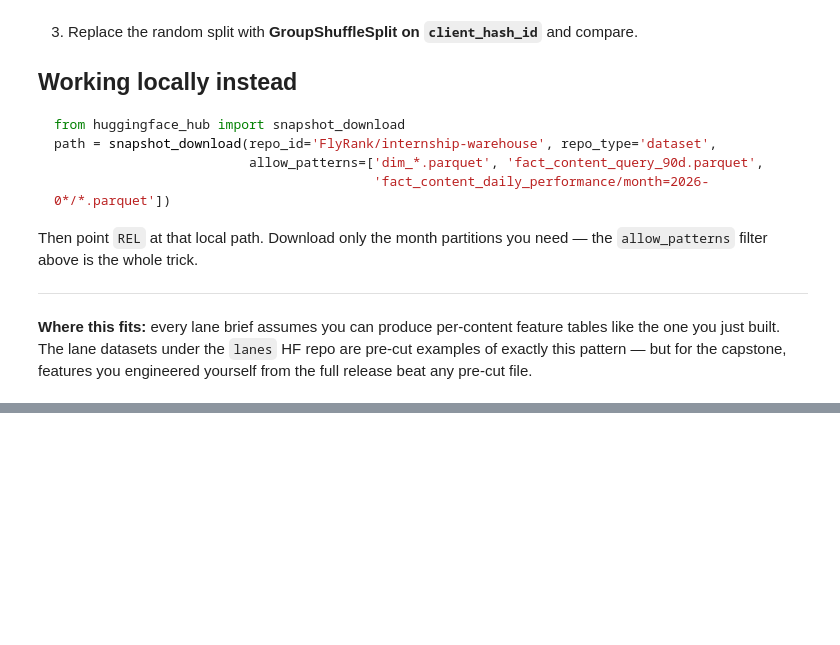
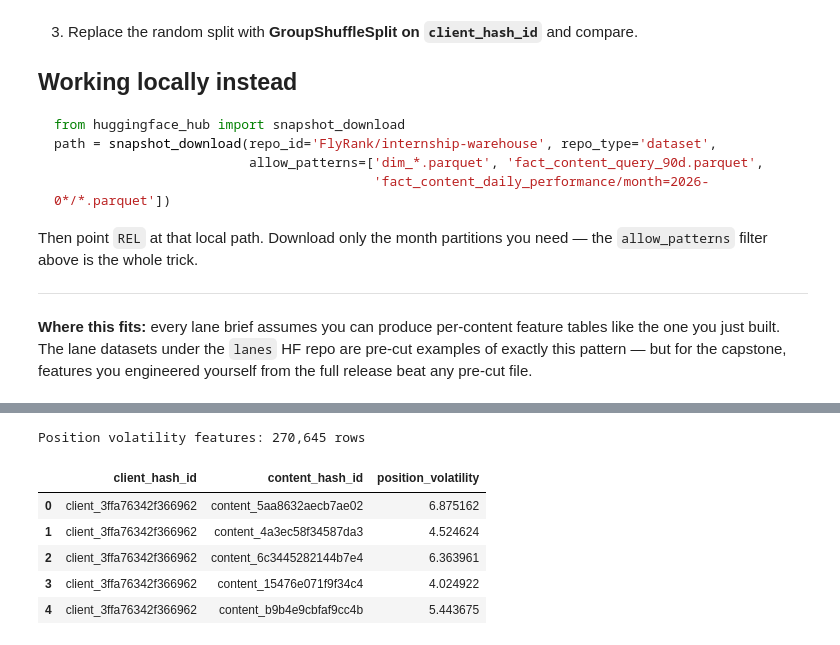
Before and after one commit to Duchalsoham12/flyrank-ml-internship, a Jupyter notebook: notebooks/03_working_with_the_full_release.ipynb, the cells around one changed output, grey strips where cells are left out. Cells and saved outputs as stored; diff of their text form; code cells hidden in the pictures; blank space fills up the shorter version.

```diff
--- a/notebooks/03_working_with_the_full_release.ipynb
+++ b/notebooks/03_working_with_the_full_release.ipynb
@@ -183,0 +295,36 @@ release beat any pre-cut file.
+# %%
+# NEW FEATURE: Position Volatility
+
+position_volatility = con.sql(f"""
+    WITH bounds AS (
+        SELECT MAX(report_date) AS end_d
+        FROM {TABLES['fact_daily']}
+    )
+
+    SELECT
+        f.client_hash_id,
+        f.content_hash_id,
+
+        STDDEV_SAMP(f.gsc_avg_position) AS position_volatility
+
+    FROM {TABLES['fact_daily']} f, bounds b
+
+    WHERE f.report_date > b.end_d - INTERVAL 90 DAY
+      AND f.gsc_avg_position IS NOT NULL
+
+    GROUP BY
+        f.client_hash_id,
+        f.content_hash_id
+""").df()
+
+print(f"Position volatility features: {len(position_volatility):,} rows")
+
+position_volatility.head()
+# %% [output]
+Position volatility features: 270,645 rows
+|  | client_hash_id | content_hash_id | position_volatility |
+| 0 | client_3ffa76342f366962 | content_5aa8632aecb7ae02 | 6.875162 |
+| 1 | client_3ffa76342f366962 | content_4a3ec58f34587da3 | 4.524624 |
+| 2 | client_3ffa76342f366962 | content_6c3445282144b7e4 | 6.363961 |
+| 3 | client_3ffa76342f366962 | content_15476e071f9f34c4 | 4.024922 |
+| 4 | client_3ffa76342f366962 | content_b9b4e9cbfaf9cc4b | 5.443675 |
```
Also changed, not shown: parts of 11 cells of this notebook.
